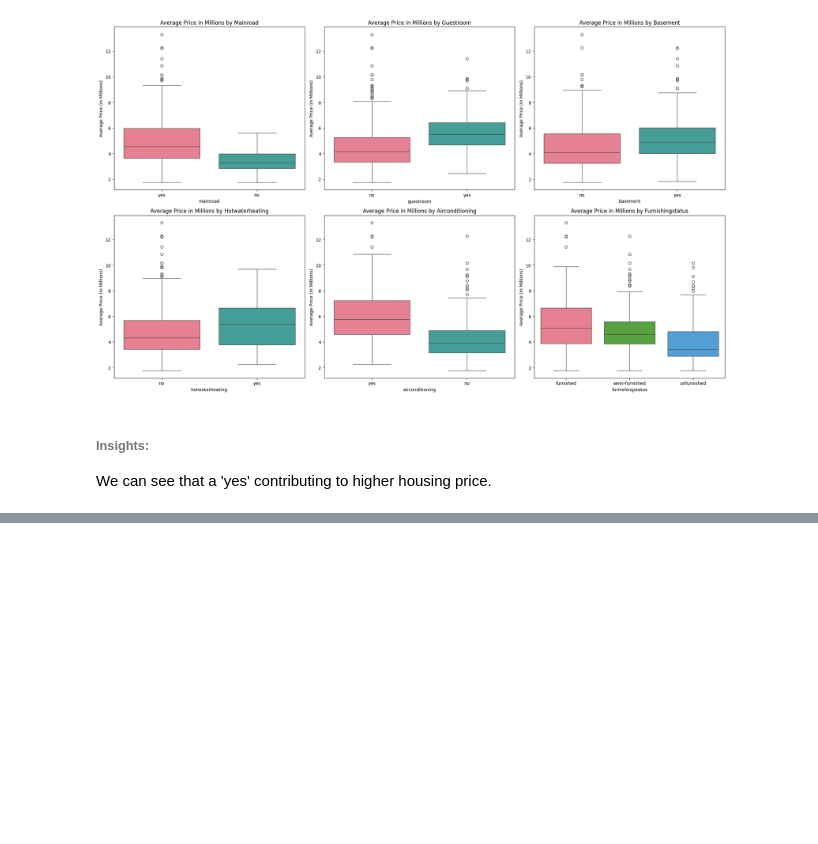
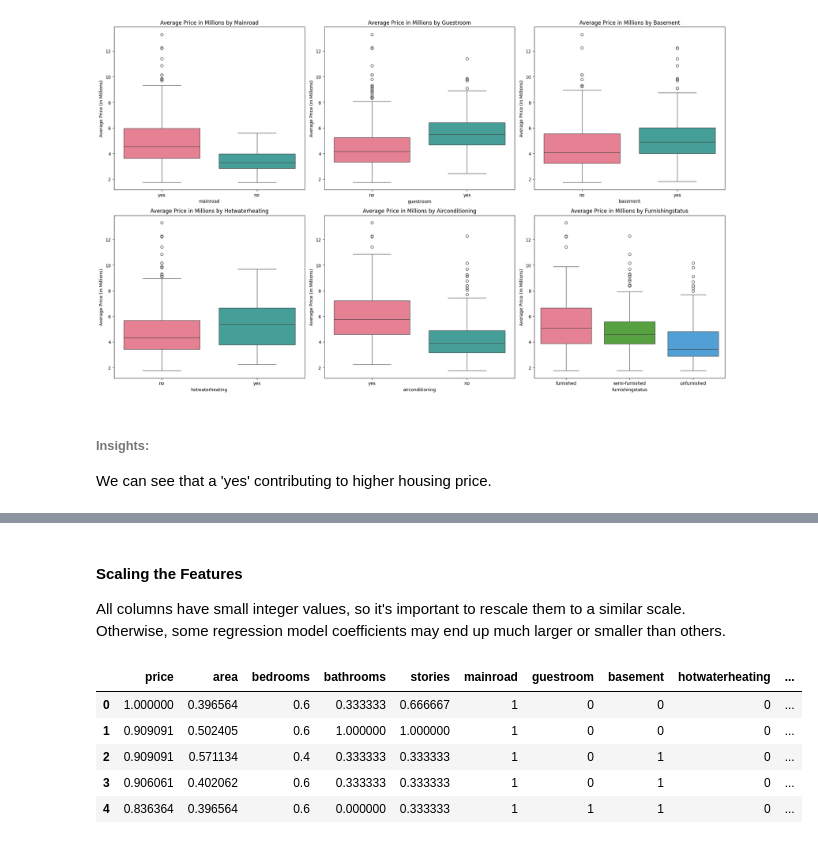
Before and after one commit to AzlinRusnan/Housing_Price_Analysis, a Jupyter notebook: Housing_Price_Analysis.ipynb, the cells around one changed output, grey strips where cells are left out. Drawn from its saved outputs; the diff is of its cells as text; code cells hidden in the pictures; blank space fills up the shorter version.

```diff
--- a/Housing_Price_Analysis.ipynb
+++ b/Housing_Price_Analysis.ipynb
@@ -175,0 +200,22 @@ We can see that a 'yes' contributing to higher housing price.
+# %% [markdown]
+#### **Scaling the Features**
+
+All columns have small integer values, so it's important to rescale them to a similar scale. Otherwise, some regression model coefficients may end up much larger or smaller than others.
+# %%
+from sklearn.preprocessing import MinMaxScaler
+
+scaler = MinMaxScaler()
+
+# Apply scaler() to all the columns except the 'yes-no' and 'dummy' variables
+num_vars = ['area', 'bedrooms', 'bathrooms', 'stories', 'parking','price']
+
+df[num_vars] = scaler.fit_transform(df[num_vars])
+
+df.head()
+# %% [output]
+|  | price | area | bedrooms | bathrooms | stories | mainroad | guestroom | basement | hotwaterheating | ... |
+| 0 | 1.000000 | 0.396564 | 0.6 | 0.333333 | 0.666667 | 1 | 0 | 0 | 0 | ... |
+| 1 | 0.909091 | 0.502405 | 0.6 | 1.000000 | 1.000000 | 1 | 0 | 0 | 0 | ... |
+| 2 | 0.909091 | 0.571134 | 0.4 | 0.333333 | 0.333333 | 1 | 0 | 1 | 0 | ... |
+| 3 | 0.906061 | 0.402062 | 0.6 | 0.333333 | 0.333333 | 1 | 0 | 1 | 0 | ... |
+| 4 | 0.836364 | 0.396564 | 0.6 | 0.000000 | 0.333333 | 1 | 1 | 1 | 0 | ... |
```
Also changed, not shown: parts of 11 cells of this notebook.
